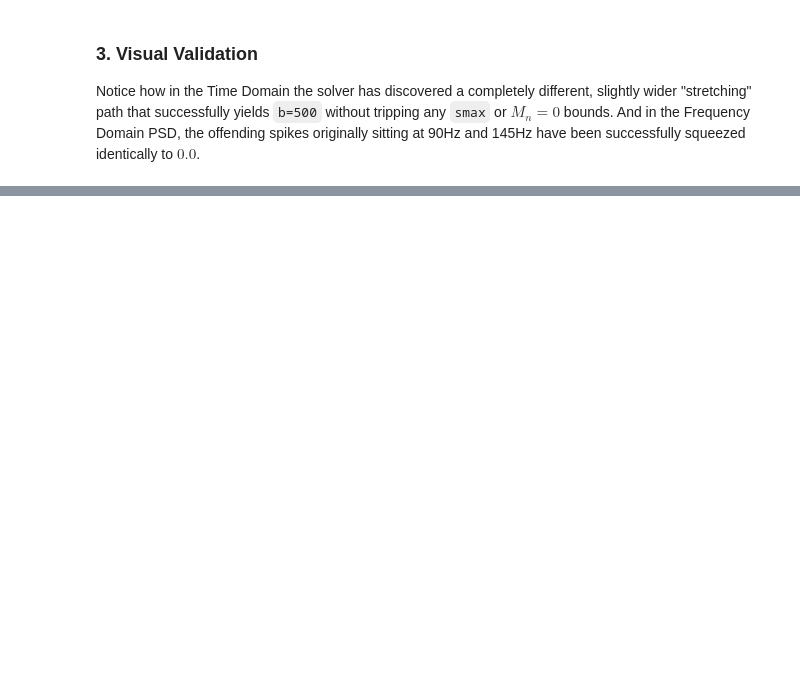
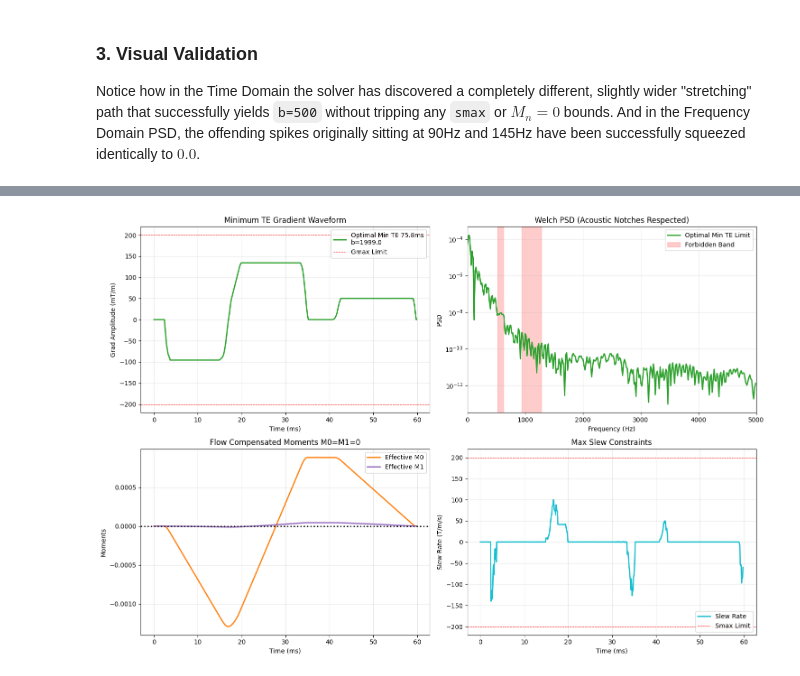
Before and after one commit to bughht/gropt-dev, a Jupyter notebook: examples/diffusion/acoustic_validation.ipynb, the cells around one changed output, grey strips where cells are left out. Cells and saved outputs as stored; diff of their text form; code cells hidden in the pictures; blank space fills up the shorter version.

```diff
--- a/examples/diffusion/acoustic_validation.ipynb
+++ b/examples/diffusion/acoustic_validation.ipynb
@@ -184,0 +349,73 @@ b-value Acoustic Constrained 1000.000
+# %%
+if best_TE:
+    out_min = result_min.X
+    tt_min_ms = np.arange(out_min.size) * dt * 1e3
+    bvalue_min = result_min.bvalue
+
+    # Calculate Moments
+    t_s = tt_min_ms * 1e-3
+    t_180_center = (best_TE / 2) + (T_90 / 2)
+    inv_vec = np.ones_like(t_s)
+    inv_vec[t_s >= t_180_center] = -1
+    eff_out_min = out_min * inv_vec
+
+    m0_min = np.cumsum(eff_out_min) * dt
+    m1_min = np.cumsum(eff_out_min * t_s) * dt
+
+    # Calculate PSD
+    fs = 1.0 / dt
+    nperseg_min = min(2048, out_min.size)
+    noverlap_min = nperseg_min // 2
+    xf_min, psd_min = welch(out_min, fs=fs, window="hann", nperseg=nperseg_min, noverlap=noverlap_min, scaling="density")
+
+    # Hardware Limits lines
+    plt.figure(figsize=(15, 10))
+    ax1 = plt.subplot(221)
+    ax1.plot(tt_min_ms, out_min * 1000, color='tab:green', lw=2, label=f"Optimal Min TE {best_TE*1000:.1f}ms\nb={bvalue_min:.1f}")
+    ax1.axhline(gmax*1000, color="red", linestyle="--", label="Gmax Limit")
+    ax1.axhline(-gmax*1000, color="red", linestyle="--")
+    ax1.set_xlabel("Time (ms)")
+    ax1.set_ylabel("Grad Amplitude (mT/m)")
+    ax1.set_title("Minimum TE Gradient Waveform")
+    ax1.grid(True, alpha=0.3)
+    ax1.legend()
+
+    ax2 = plt.subplot(222)
+    ax2.semilogy(xf_min, psd_min, color='tab:green', lw=2, label="Optimal Min TE Limit")
+    for idx, (f, bw) in enumerate(zip(forbidden_frequencies, forbidden_bandwidths)):
+        ax2.axvspan(f - bw / 2, f + bw / 2, alpha=0.2, color="red", label="Forbidden Band" if idx == 0 else None)
+    ax2.set_xlim(0, 5000)
+    # ax2.set_ylim(1e-12, 1e-2)
+    ax2.set_xlabel("Frequency (Hz)")
+    ax2.set_ylabel("PSD")
+    ax2.set_title("Welch PSD (Acoustic Notches Respected)")
+    ax2.grid(True, alpha=0.3)
+    ax2.legend()
+
+    ax3 = plt.subplot(223)
+    ax3.plot(tt_min_ms, m0_min, color='tab:orange', lw=2, label="Effective M0")
+    ax3.plot(tt_min_ms, m1_min, color='tab:purple', lw=2, label="Effective M1")
+    ax3.axhline(0, color='k', linestyle=':', lw=2)
+    ax3.set_xlabel("Time (ms)")
+    ax3.set_ylabel("Moments")
+    ax3.set_title("Flow Compensated Moments M0=M1=0")
+    ax3.grid(True, alpha=0.3)
+    ax3.legend()
+
+    ax4 = plt.subplot(224)
+    # Check max slew rate
+    slew_rate = np.diff(out_min) / dt
+    tt_slew = tt_min_ms[:-1] + (dt * 1e3)/2
+    ax4.plot(tt_slew, slew_rate, color='tab:cyan', lw=2, label="Slew Rate")
+    ax4.axhline(smax, color="red", linestyle="--", label="Smax Limit")
+    ax4.axhline(-smax, color="red", linestyle="--")
+    ax4.set_xlabel("Time (ms)")
+    ax4.set_ylabel("Slew Rate (T/m/s)")
+    ax4.set_title("Max Slew Constraints")
+    ax4.grid(True, alpha=0.3)
+    ax4.legend(loc='lower right')
+
+    plt.tight_layout()
+    plt.show()
+# %% [output]
+[figure, added]
```
Also changed, not shown: parts of 9 cells of this notebook, 16 other files.
